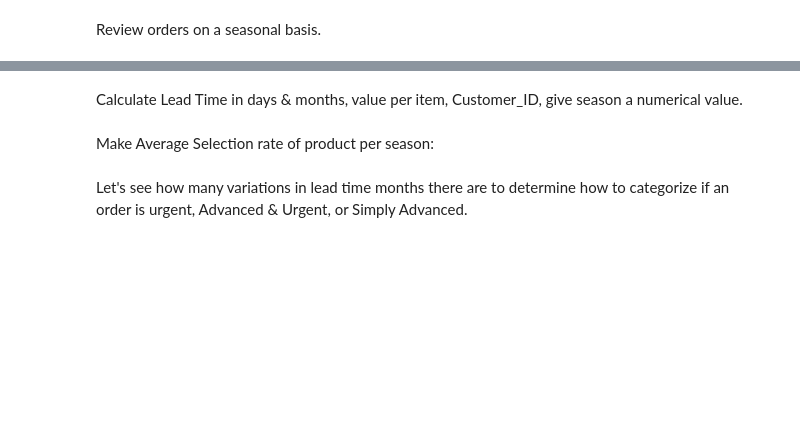
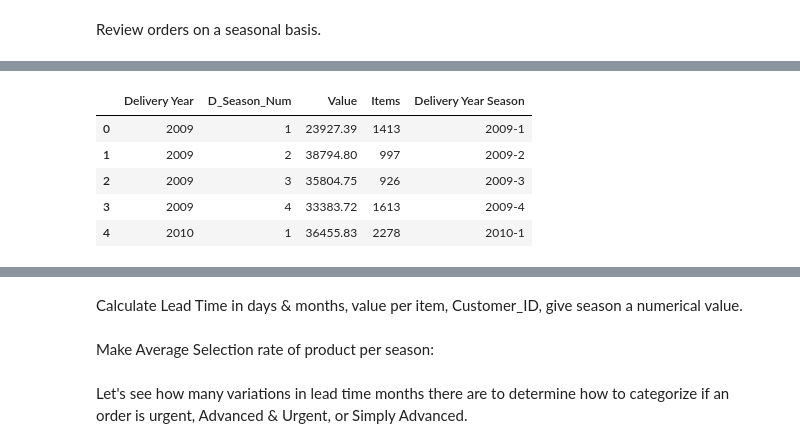
Before and after one commit to mredshaw/PredictiveModelling, a Jupyter notebook: Hackathon_Practice_V8.ipynb, the cells around one changed output, grey strips where cells are left out. Saved outputs shown, nothing was run; the diff lists cells and outputs as text; code cells hidden in the pictures; blank space fills up the shorter version.

```diff
--- a/Hackathon_Practice_V8.ipynb
+++ b/Hackathon_Practice_V8.ipynb
@@ -65,0 +131,9 @@ year_season_orders = year_season_orders.sort_values('Year-Season')
+# %%
+Grouped_D_Season.head()
+# %% [output]
+|  | Delivery Year | D_Season_Num | Value | Items | Delivery Year Season |
+| 0 | 2009 | 1 | 23927.39 | 1413 | 2009-1 |
+| 1 | 2009 | 2 | 38794.80 | 997 | 2009-2 |
+| 2 | 2009 | 3 | 35804.75 | 926 | 2009-3 |
+| 3 | 2009 | 4 | 33383.72 | 1613 | 2009-4 |
+| 4 | 2010 | 1 | 36455.83 | 2278 | 2010-1 |
```
Also changed, not shown: parts of 18 cells of this notebook.
